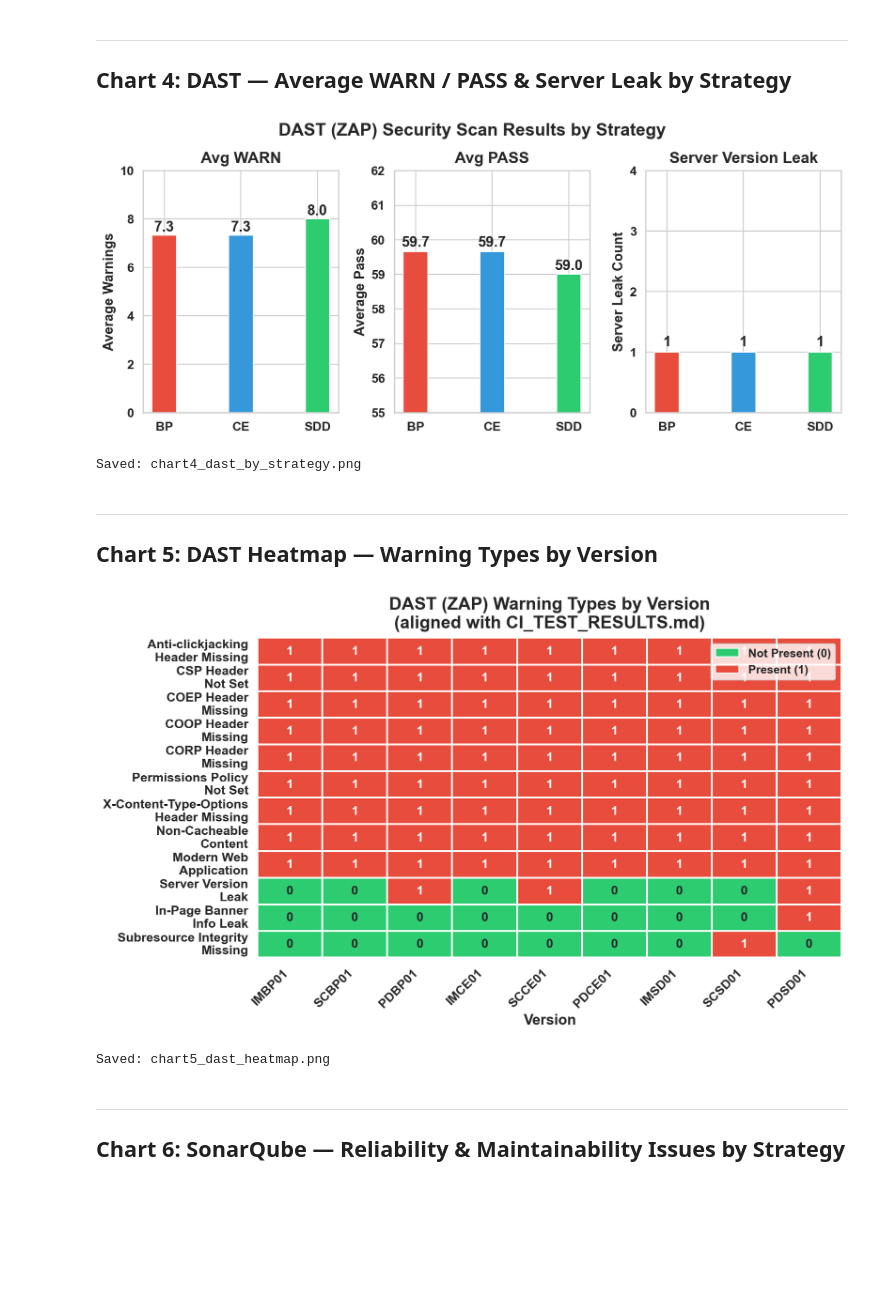
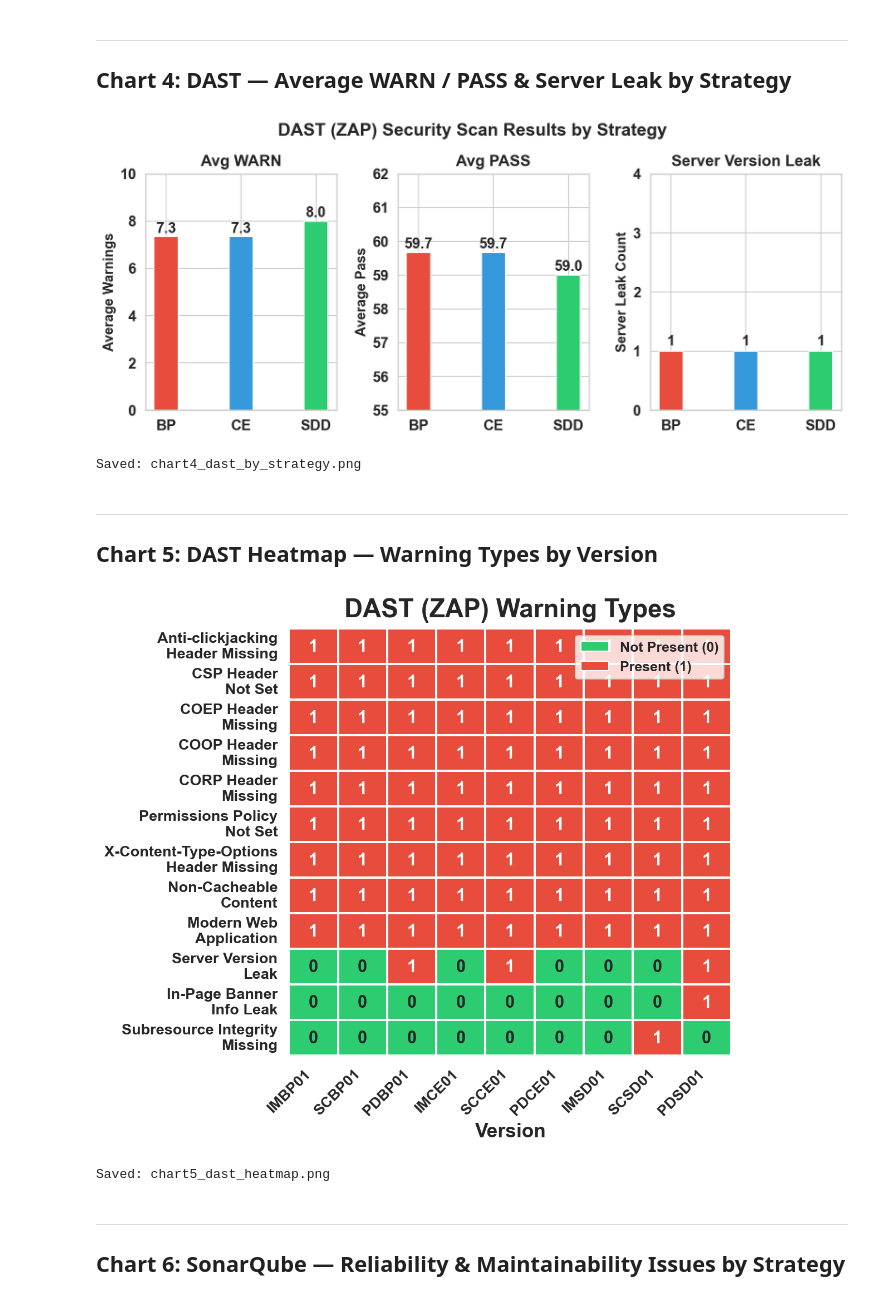
Before and after one commit to PhatchareePuangjai/chatGPT5, a Jupyter notebook: src/research_charts.ipynb, the cells around one changed output. Saved outputs shown, nothing was run; the diff lists cells and outputs as text; code cells hidden in the pictures; blank space fills up the shorter version.

```diff
--- a/src/research_charts.ipynb
+++ b/src/research_charts.ipynb
@@ -16,16 +16,16 @@ import pandas as pd
 import numpy as np
 
 # ตั้งค่า style
-sns.set_theme(style='whitegrid', font_scale=1.35)
+sns.set_theme(style='whitegrid', font_scale=1.6)
 matplotlib.rcParams['figure.dpi'] = 150
 matplotlib.rcParams['savefig.dpi'] = 300
 matplotlib.rcParams['figure.facecolor'] = 'white'
-matplotlib.rcParams['axes.titlesize'] = 18
-matplotlib.rcParams['axes.labelsize'] = 15
+matplotlib.rcParams['axes.titlesize'] = 22
+matplotlib.rcParams['axes.labelsize'] = 17
 matplotlib.rcParams['axes.labelweight'] = 'bold'
-matplotlib.rcParams['xtick.labelsize'] = 13
-matplotlib.rcParams['ytick.labelsize'] = 13
-matplotlib.rcParams['legend.fontsize'] = 13
+matplotlib.rcParams['xtick.labelsize'] = 15
+matplotlib.rcParams['ytick.labelsize'] = 15
+matplotlib.rcParams['legend.fontsize'] = 15
 matplotlib.rcParams['font.weight'] = 'semibold'
 matplotlib.rcParams['figure.autolayout'] = False
 SAVE_KWARGS = {'bbox_inches': 'tight', 'pad_inches': 0.06}
@@ -319,7 +326,7 @@ plt.savefig('chart4_dast_by_strategy.png', **SAVE_KWARGS)
 plt.show()
 print('Saved: chart4_dast_by_strategy.png')
 # %% [output]
-[figure, old version]
+[figure, new version]
 Saved: chart4_dast_by_strategy.png
 # %% [markdown]
 ---
@@ -350,37 +357,37 @@ warning_matrix = {
     'SCCE01': [1,1,1,1,1,1,1,1,1,1,0,0],
     'SCSD01': [1,1,1,1,1,1,1,1,1,0,0,1],
     'PDBP01': [1,1,1,1,1,1,1,1,1,1,0,0],
     'PDCE01': [1,1,1,1,1,1,1,1,1,0,0,0],
     'PDSD01': [1,1,1,1,1,1,1,1,1,1,1,0],
 }
 
 versions = ['IMBP01','SCBP01','PDBP01','IMCE01','SCCE01','PDCE01','IMSD01','SCSD01','PDSD01']
 heatmap_data = [warning_matrix[v] for v in versions]
 df_heatmap = pd.DataFrame(heatmap_data, index=versions, columns=warnings)
 
-fig, ax = plt.subplots(figsize=(10.8, 6.4))
+fig, ax = plt.subplots(figsize=(7.8, 6.8))
 sns.heatmap(df_heatmap.T, annot=True, fmt='d', cmap=['#2ecc71','#e74c3c'],
             linewidths=1, linecolor='white', cbar=False, ax=ax,
-            annot_kws={'fontsize': 13, 'fontweight': 'bold'})
+            annot_kws={'fontsize': 15, 'fontweight': 'bold'})
 
 from matplotlib.patches import Patch
 legend_elements = [Patch(facecolor='#2ecc71', label='Not Present (0)'),
                    Patch(facecolor='#e74c3c', label='Present (1)')]
 ax.legend(handles=legend_elements, loc='upper right', frameon=True, fontsize=12)
 
-ax.set_title('DAST (ZAP) Warning Types by Version\n(aligned with CI_TEST_RESULTS.md)', fontweight='bold', pad=10)
+ax.set_title('DAST (ZAP) Warning Types', fontweight='bold', pad=10)
 ax.set_xlabel('Version')
 ax.set_ylabel('')
 plt.xticks(rotation=45, ha='right', fontsize=13)
 plt.yticks(rotation=0, fontsize=13)
 
 bold_axis_text(ax)
 plt.tight_layout(pad=0.55)
 plt.savefig('chart5_dast_heatmap.png', **SAVE_KWARGS)
 plt.show()
 print('Saved: chart5_dast_heatmap.png')
 # %% [output]
-[figure, old version]
+[figure, new version]
 Saved: chart5_dast_heatmap.png
 # %% [markdown]
 ---
```
Also changed, not shown: parts of 8 cells of this notebook, 16 other files.
